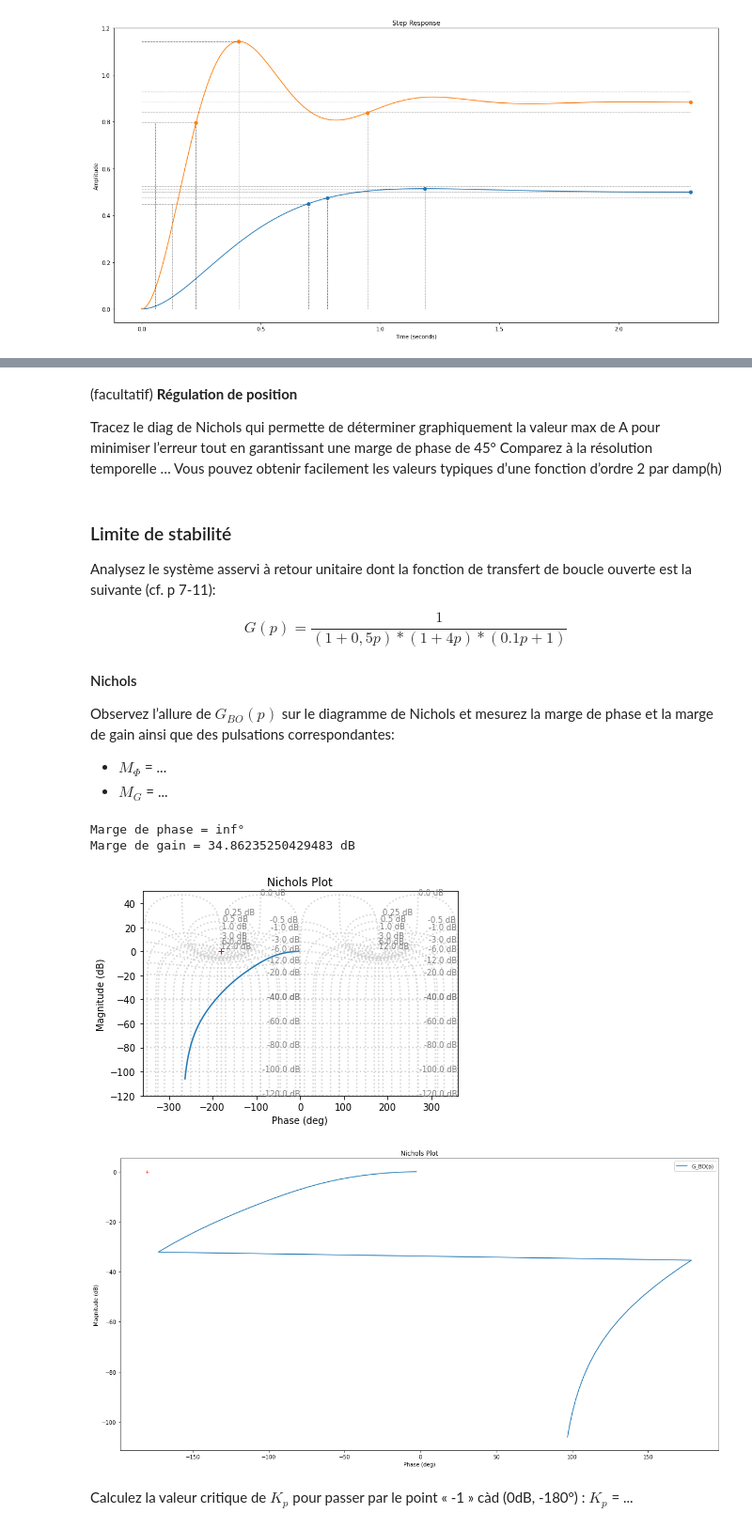
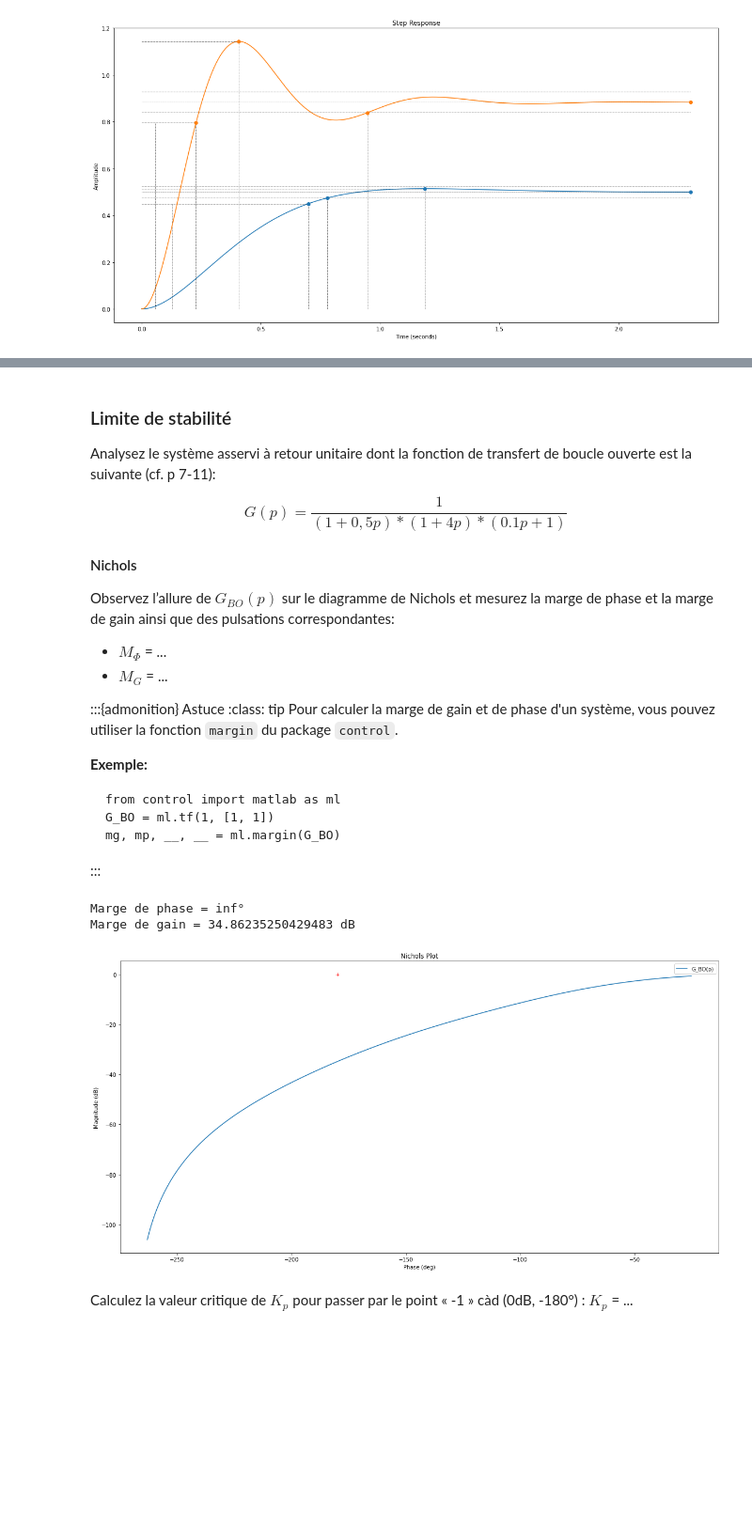
Before and after one commit to AlbanVl/ReguLaboGramme, a Jupyter notebook: _sources/regu/LaboSeance5.ipynb, the cells around one changed output, grey strips where cells are left out. Shown at 94% size. Saved outputs shown, nothing was run; the diff lists cells and outputs as text; code cells hidden in the pictures; blank space fills up the shorter version.

```diff
--- a/_sources/regu/LaboSeance5.ipynb
+++ b/_sources/regu/LaboSeance5.ipynb
@@ -208,10 +199,3 @@ garantissant une marge de phase de 45° ou de 60° et comparez avec la solution
-# %% [markdown]
-(facultatif) **Régulation de position**
-
-Tracez le diag de Nichols qui permette de déterminer graphiquement la valeur max de A pour minimiser l’erreur tout en
-garantissant une marge de phase de 45°
-Comparez à la résolution temporelle …
-Vous pouvez obtenir facilement les valeurs typiques d’une fonction d’ordre 2 par damp(h)
 # %% [markdown]
 ### Limite de stabilité
 
@@ -226,24 +210,33 @@ $$
 Observez l’allure de $G_{BO}(p)$ sur le diagramme de Nichols et mesurez la marge de phase et la marge de gain ainsi que des pulsations correspondantes:
 - $M_\Phi$ = ...
 - $M_G$ = ...
+
+:::{admonition} Astuce
+:class: tip
+Pour calculer la marge de gain et de phase d'un système, vous pouvez utiliser la fonction `margin` du package `control`.
+
+**Exemple:**
+
+    from control import matlab as ml
+    G_BO = ml.tf(1, [1, 1])
+    mg, mp, __, __ = ml.margin(G_BO)
+:::
 # %%
 G1 = ml.tf(1, [0.5, 1])
 G2 = ml.tf(1, [4, 1])
 G3 = ml.tf(1, [0.1, 1])
 G_BO = G1*G2*G3
 
-ml.nichols(G_BO)
 fig = plt.figure("Nichols", figsize=(20,10))
 rlf.nichols(G_BO, labels=['G_BO(p)'], NameOfFigure = "Nichols")
 
-gm, pm, __, __ = ml.margin(G_BO)
-gm = 20*np.log10(gm)  # Conversion de gm in dB
-print("Marge de phase = {MP}° \nMarge de gain = {MG} dB".format(MP=pm, MG=gm))
+mg, mp, __, __ = ml.margin(G_BO)
+mg = 20*np.log10(mg)  # Conversion de mg en dB
+print("Marge de phase = {MP}° \nMarge de gain = {MG} dB".format(MP=mp, MG=mg))
 # %% [output]
 Marge de phase = inf°
 Marge de gain = 34.86235250429483 dB
-[figure, old version]
+[figure, new version]
-[figure, removed]
 # %% [markdown]
 Calculez la valeur critique de $K_p$ pour passer par le point « -1 » càd (0dB, -180°) : $K_p$ = ...
 # %%
```
Also changed, not shown: parts of 25 cells of this notebook, 25 other files.
